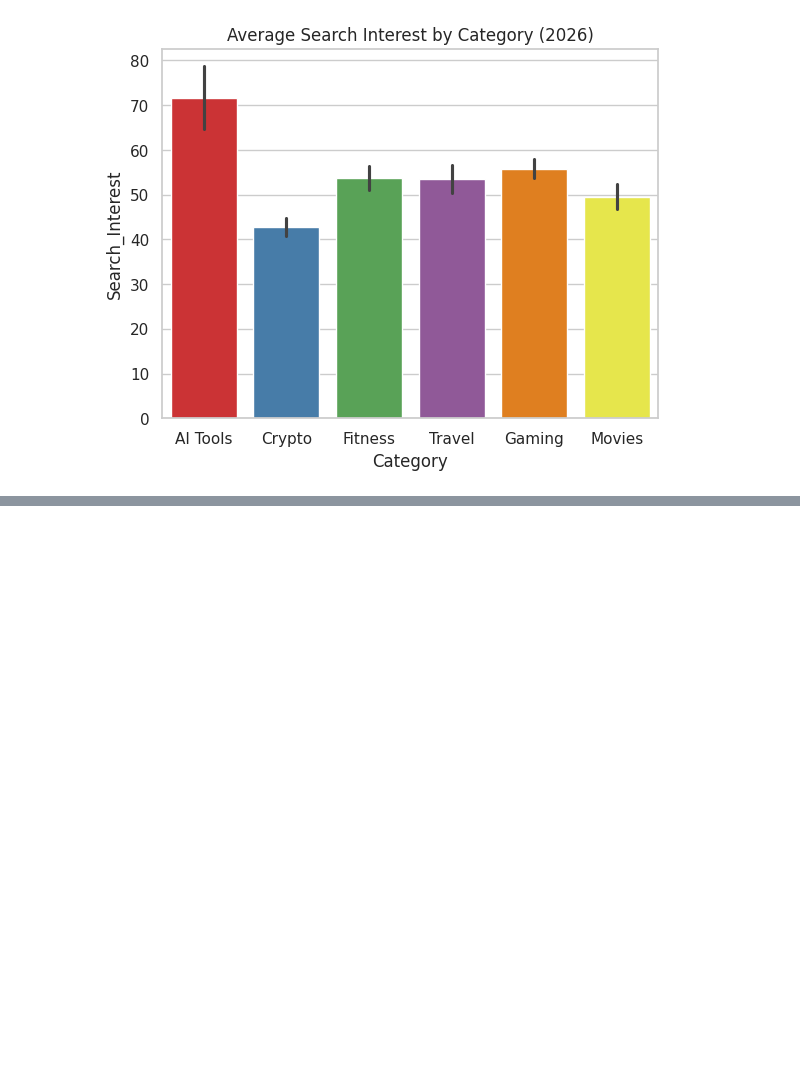
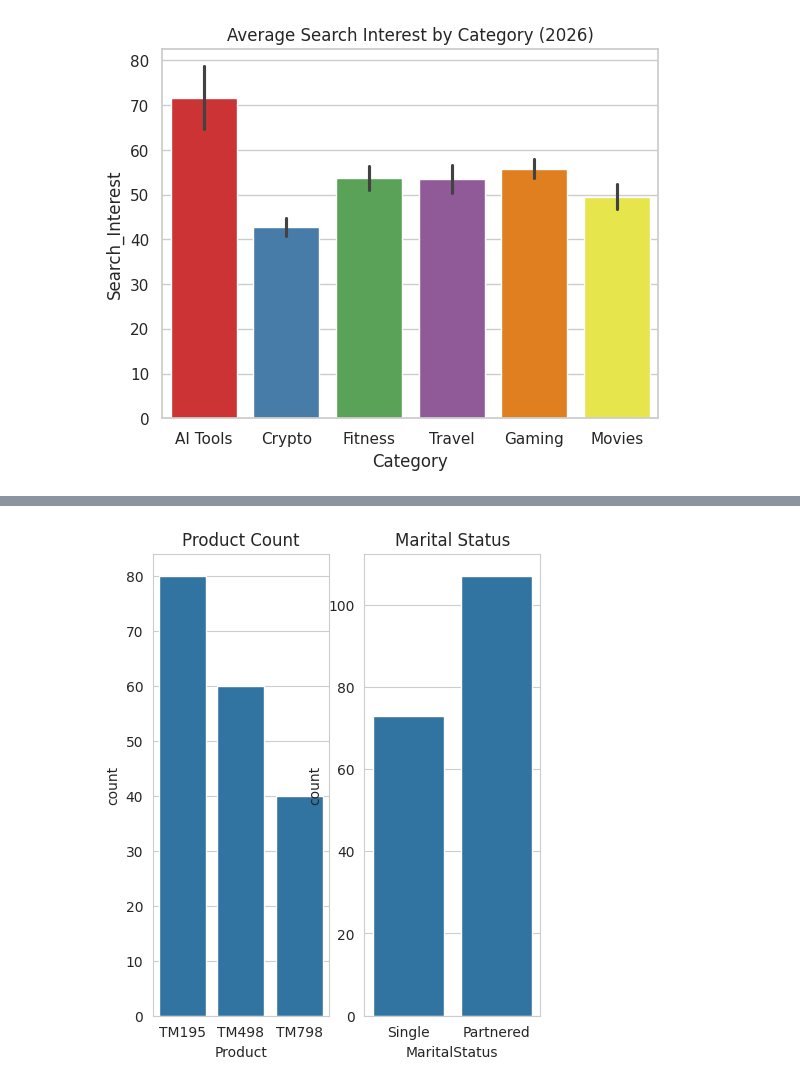
Before and after one commit to sayalivadya1654-cell/Data__Science, a Jupyter notebook: 2_Advance_Python.ipynb, the cells around one changed output, grey strips where cells are left out. Saved outputs shown, nothing was run; the diff lists cells and outputs as text; code cells hidden in the pictures; blank space fills up the shorter version.

```diff
--- a/2_Advance_Python.ipynb
+++ b/2_Advance_Python.ipynb
@@ -2774,0 +2812,13 @@ Usage: file [-bcCdEhikLlNnprsSvzZ0] [--apple] [--extension] [--mime-encoding]
+# %%
+# Count each Product and Count Marital Status.
+plt.figure(figsize=(5,6))
+plt.subplot(1,2,1)
+sns.countplot(x="Product",data=df)
+plt.title("Product Count")
+
+plt.subplot(1,2,2)
+sns.countplot(x="MaritalStatus", data=df)
+plt.title("Marital Status")
+plt.show()
+# %% [output]
+[figure, added]
```
Also changed, not shown: parts of 7 cells of this notebook.
